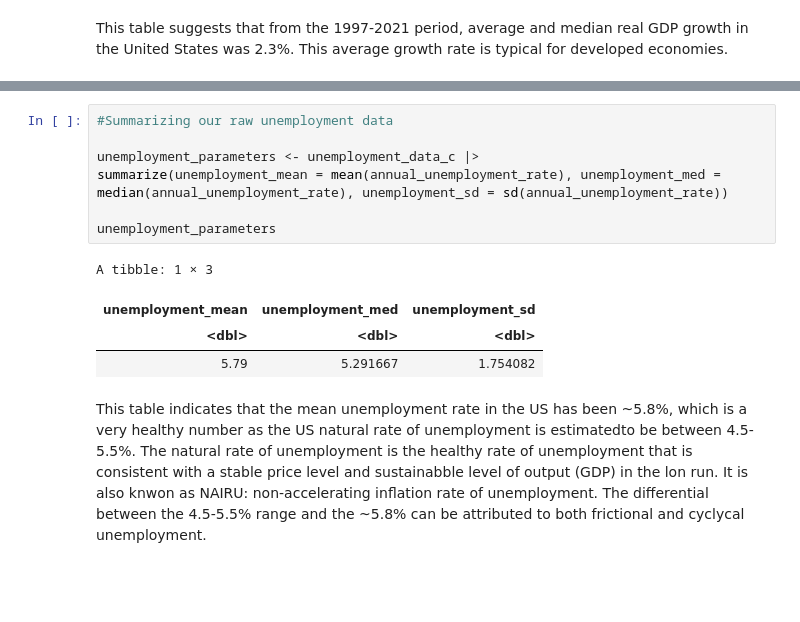
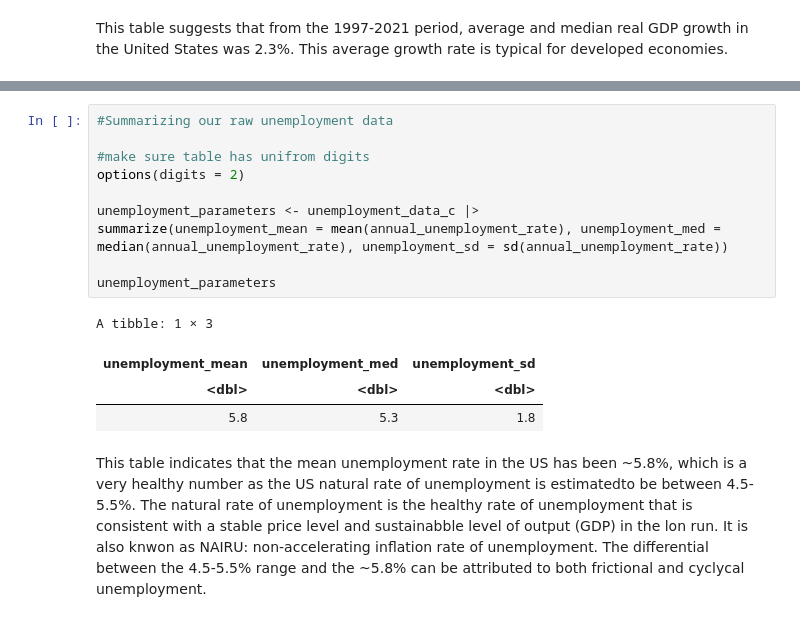
Before and after one commit to Arioniums/DSCI_100_125, a Jupyter notebook: project_group_125.ipynb, the cells around one changed output, grey strips where cells are left out. Drawn from its saved outputs; the diff is of its cells as text; blank space fills up the shorter version.

```diff
--- a/project_group_125.ipynb
+++ b/project_group_125.ipynb
@@ -203,15 +209,18 @@ A tibble: 25 × 2
 # %%
 #Summarizing our raw unemployment data
+
+#make sure table has unifrom digits
+options(digits = 2)
 
 unemployment_parameters <- unemployment_data_c |>
 summarize(unemployment_mean = mean(annual_unemployment_rate), unemployment_med = median(annual_unemployment_rate), unemployment_sd = sd(annual_unemployment_rate))
 
 unemployment_parameters
 # %% [output]
 A tibble: 1 × 3
 | unemployment_mean | unemployment_med | unemployment_sd |
 | <dbl> | <dbl> | <dbl> |
-| 5.79 | 5.291667 | 1.754082 |
+| 5.8 | 5.3 | 1.8 |
 # %% [markdown]
 This table indicates that the mean unemployment rate in the US has been ~5.8%, which is a very healthy number as the US natural rate of unemployment is estimatedto be between 4.5-5.5%. The natural rate of unemployment is the healthy rate of unemployment that is consistent with a stable price level and sustainabble level of output (GDP) in the lon run. It is also knwon as NAIRU: non-accelerating inflation rate of unemployment. The differential between the 4.5-5.5% range and the ~5.8% can be attributed to both frictional and cyclycal unemployment.
 # %%
```
Also changed, not shown: parts of 16 cells of this notebook, 1 other file.
